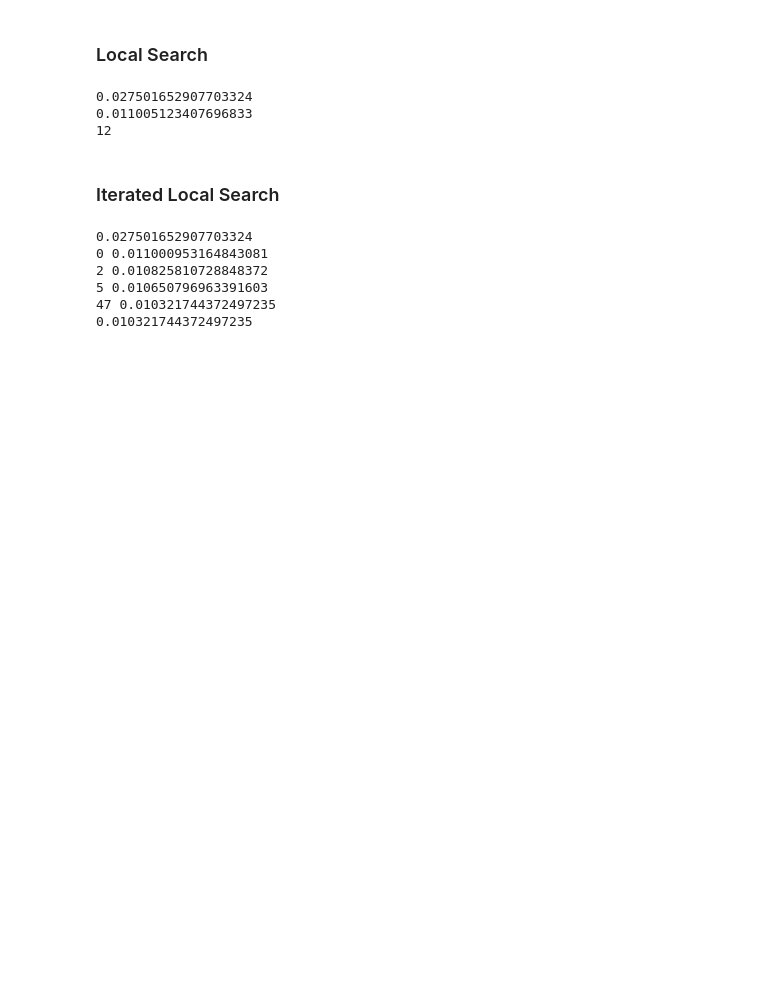
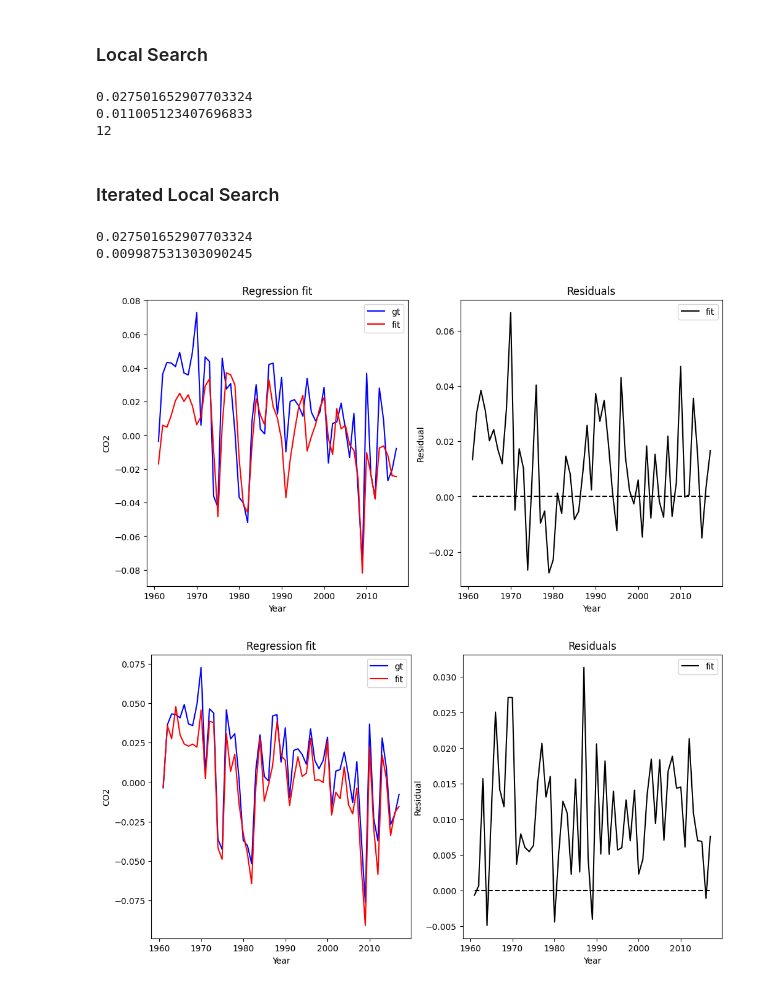
Before and after one commit to andr830g/Subset-Selection, a Jupyter notebook: Handin_2.ipynb, the cells around one changed output. Cells and saved outputs as stored; diff of their text form; code cells hidden in the pictures; blank space fills up the shorter version.

Commit message:
Added plots and variable permutation degree

```diff
--- a/Handin_2.ipynb
+++ b/Handin_2.ipynb
@@ -142,7 +184,9 @@ print(selected_features)
 # %%
 def local_search(X, y, features, k, iteration_max, init):
 
-    beta_initial, cost_initial, selected_features = init
+    beta_initial = init['beta']
+    cost_initial = init['cost']
+    selected_features = init['selected_features']
     unselected_features = features.difference(selected_features)
 
     cost_best = copy(cost_initial)
@@ -150,39 +194,48 @@ def local_search(X, y, features, k, iteration_max, init):
 
     for iteration in range(1, iteration_max+1):
 
+        # search for a swap
         best_add = None
         best_remove = None
-
         for selected in selected_features:
             for unselected in unselected_features:
+                # swap a selected and an unselected feature
                 selected_new = copy(selected_features)
                 selected_new.remove(selected)
                 selected_new.add(unselected)
 
                 beta_new, cost_new = compute_beta(X, y, selected_new)
 
-                # If new objective value is better, save it
+                # save best solution
                 if cost_new < cost_best:
                     cost_best = cost_new
                     best_add = unselected
                     best_remove = selected
                     beta_best = beta_new
 
+        # perform best accept, if no improvement then converge
         if best_add is not None and best_remove is not None:
             selected_features.remove(best_remove)
             selected_features.add(best_add)
         else:
             break
 
-    return selected_features, cost_best, beta_best, iteration
+    output = {'beta':beta_best,
+              'cost':cost_best,
+              'selected_features':selected_features,
+              'iterations_LS':iteration
+    }
+    return output
 # %%
 k = 10
-init = greedy_CP_solution(X, y, k=k, solver=solver)
-print(init[1])
+solution_greedy = greedy_CP_solution(X, y, k, solver)
+validate_solution(X, y, k, solution_greedy)
+print(solution_greedy['cost'])
 
-selected_best, cost_best, beta_best, iteration = local_search(X=X, y=y, features=features, k=k, iteration_max=100, init=init)
-print(cost_best)
-print(iteration)
+solution_LS = local_search(X=X, y=y, features=features, k=k, iteration_max=100, init=solution_greedy)
+validate_solution(X, y, k, solution_LS)
+print(solution_LS['cost'])
+print(solution_LS['iterations_LS'])
 # %% [output]
 0.027501652907703324
 0.011005123407696833
@@ -230,14 +302,18 @@ def ILS(X, y, k, features, init, iteration_ILS, iteration_LS):
 # %%
 k = 10
-init = greedy_CP_solution(X, y, k=k, solver=solver)
-print(init[1])
+solution_greedy = greedy_CP_solution(X, y, k=k, solver=solver)
+validate_solution(X, y, k, solution_greedy)
+print(solution_greedy['cost'])
 
-beta_best, cost_best, selected_best = ILS(X=X, y=y, k=k, features=features, init=init, iteration_ILS=100, iteration_LS=100)
-print(cost_best)
+solution_ILS = ILS(X=X, y=y, k=k, features=features, init=solution_greedy, iteration_ILS=100, iteration_LS=100, alpha=0.5)
+validate_solution(X, y, k, solution_ILS)
+print(solution_ILS['cost'])
 # %% [output]
 0.027501652907703324
-0 0.011000953164843081
-2 0.010825810728848372
-5 0.010650796963391603
-47 0.010321744372497235
-0.010321744372497235
+0.009987531303090245
+# %%
+plot_regression(df, X, y, solution_greedy)
+plot_regression(df, X, y, solution_ILS)
+# %% [output]
+[figure, added]
+[figure, added]
```
Also changed, not shown: parts of 4 cells of this notebook.
